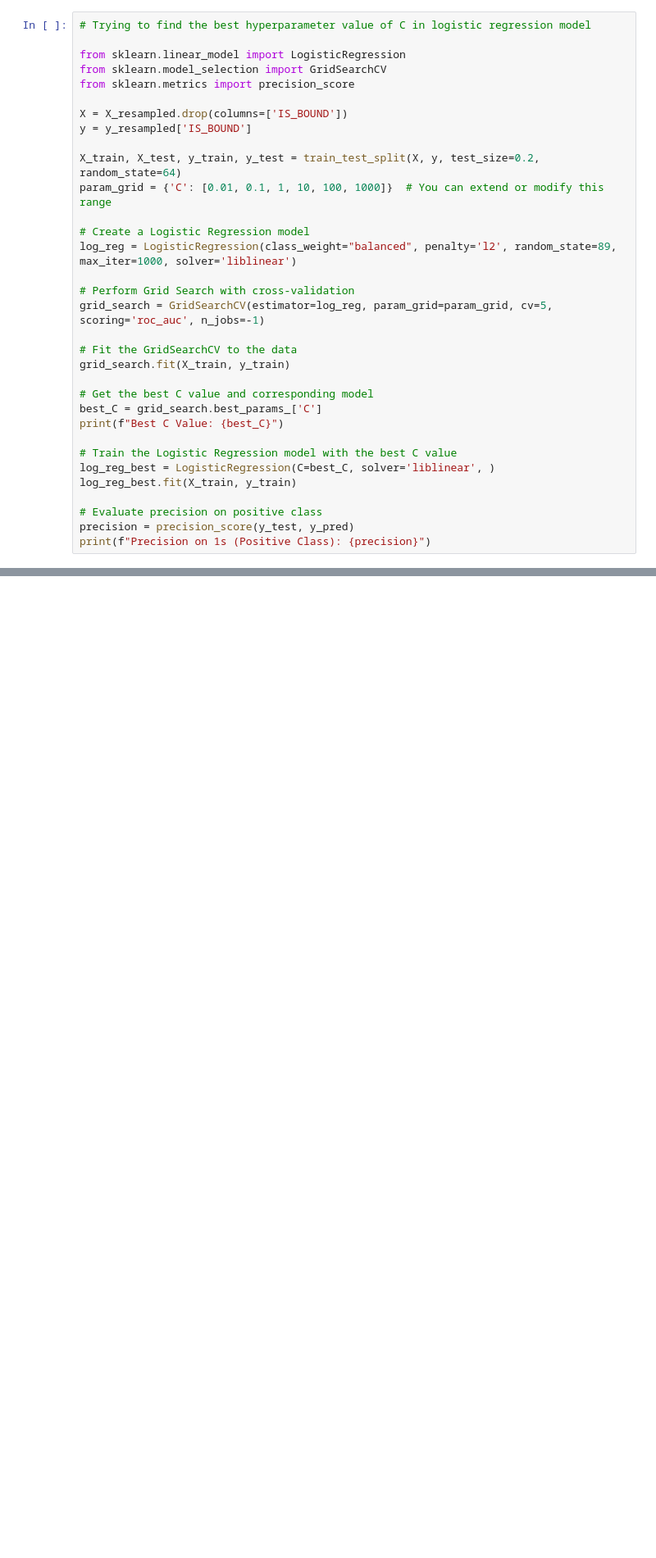
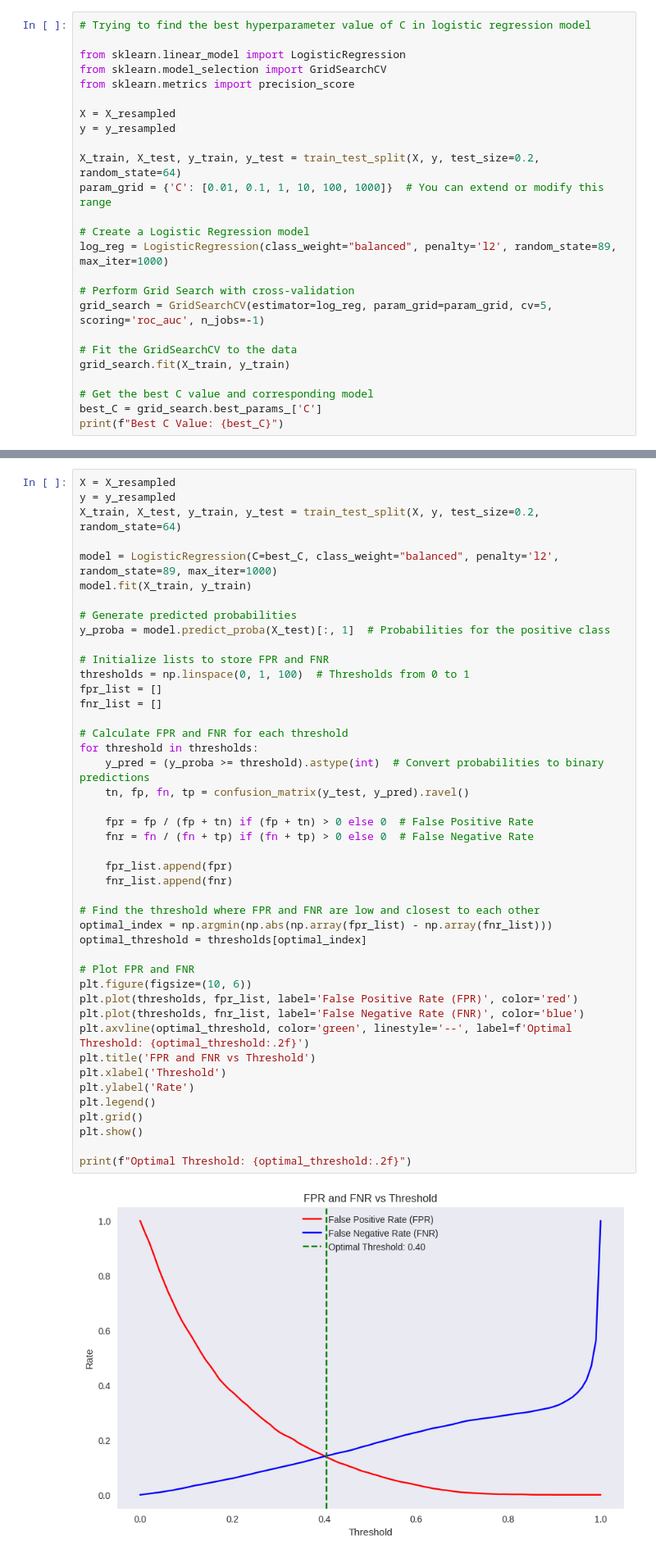
Before and after one commit to TheGooseGuy/Insurance-Product-Prediction, a Jupyter notebook: final_copy_proj2.ipynb, the cells around one changed output, grey strips where cells are left out. Shown at 82% size. Drawn from its saved outputs; the diff is of its cells as text; blank space fills up the shorter version.

Commit message:
logistic regression, auc = 0.93, probably overfitting, leaderboard score 15, threhold 0.3

```diff
--- a/final_copy_proj2.ipynb
+++ b/final_copy_proj2.ipynb
@@ -862,14 +882,14 @@ from sklearn.linear_model import LogisticRegression
 from sklearn.model_selection import GridSearchCV
 from sklearn.metrics import precision_score
 
-X = X_resampled.drop(columns=['IS_BOUND'])
-y = y_resampled['IS_BOUND']
+X = X_resampled
+y = y_resampled
 
 X_train, X_test, y_train, y_test = train_test_split(X, y, test_size=0.2, random_state=64)
 param_grid = {'C': [0.01, 0.1, 1, 10, 100, 1000]}  # You can extend or modify this range
 
 # Create a Logistic Regression model
-log_reg = LogisticRegression(class_weight="balanced", penalty='l2', random_state=89, max_iter=1000, solver='liblinear')
+log_reg = LogisticRegression(class_weight="balanced", penalty='l2', random_state=89, max_iter=1000)
 
 # Perform Grid Search with cross-validation
 grid_search = GridSearchCV(estimator=log_reg, param_grid=param_grid, cv=5, scoring='roc_auc', n_jobs=-1)
@@ -880,11 +900,3 @@ grid_search.fit(X_train, y_train)
 # Get the best C value and corresponding model
 best_C = grid_search.best_params_['C']
 print(f"Best C Value: {best_C}")
-
-# Train the Logistic Regression model with the best C value
-log_reg_best = LogisticRegression(C=best_C, solver='liblinear', )
-log_reg_best.fit(X_train, y_train)
-
-# Evaluate precision on positive class
-precision = precision_score(y_test, y_pred)
-print(f"Precision on 1s (Positive Class): {precision}")
@@ -917,0 +910,46 @@ plt.show()
+# %%
+X = X_resampled
+y = y_resampled
+X_train, X_test, y_train, y_test = train_test_split(X, y, test_size=0.2, random_state=64)
+
+model = LogisticRegression(C=best_C, class_weight="balanced", penalty='l2', random_state=89, max_iter=1000)
+model.fit(X_train, y_train)
+
+# Generate predicted probabilities
+y_proba = model.predict_proba(X_test)[:, 1]  # Probabilities for the positive class
+
+# Initialize lists to store FPR and FNR
+thresholds = np.linspace(0, 1, 100)  # Thresholds from 0 to 1
+fpr_list = []
+fnr_list = []
+
+# Calculate FPR and FNR for each threshold
+for threshold in thresholds:
+    y_pred = (y_proba >= threshold).astype(int)  # Convert probabilities to binary predictions
+    tn, fp, fn, tp = confusion_matrix(y_test, y_pred).ravel()
+
+    fpr = fp / (fp + tn) if (fp + tn) > 0 else 0  # False Positive Rate
+    fnr = fn / (fn + tp) if (fn + tp) > 0 else 0  # False Negative Rate
+
+    fpr_list.append(fpr)
+    fnr_list.append(fnr)
+
+# Find the threshold where FPR and FNR are low and closest to each other
+optimal_index = np.argmin(np.abs(np.array(fpr_list) - np.array(fnr_list)))
+optimal_threshold = thresholds[optimal_index]
+
+# Plot FPR and FNR
+plt.figure(figsize=(10, 6))
+plt.plot(thresholds, fpr_list, label='False Positive Rate (FPR)', color='red')
+plt.plot(thresholds, fnr_list, label='False Negative Rate (FNR)', color='blue')
+plt.axvline(optimal_threshold, color='green', linestyle='--', label=f'Optimal Threshold: {optimal_threshold:.2f}')
+plt.title('FPR and FNR vs Threshold')
+plt.xlabel('Threshold')
+plt.ylabel('Rate')
+plt.legend()
+plt.grid()
+plt.show()
+
+print(f"Optimal Threshold: {optimal_threshold:.2f}")
+# %% [output]
+[figure, added]
```
Also changed, not shown: parts of 9 cells of this notebook.
